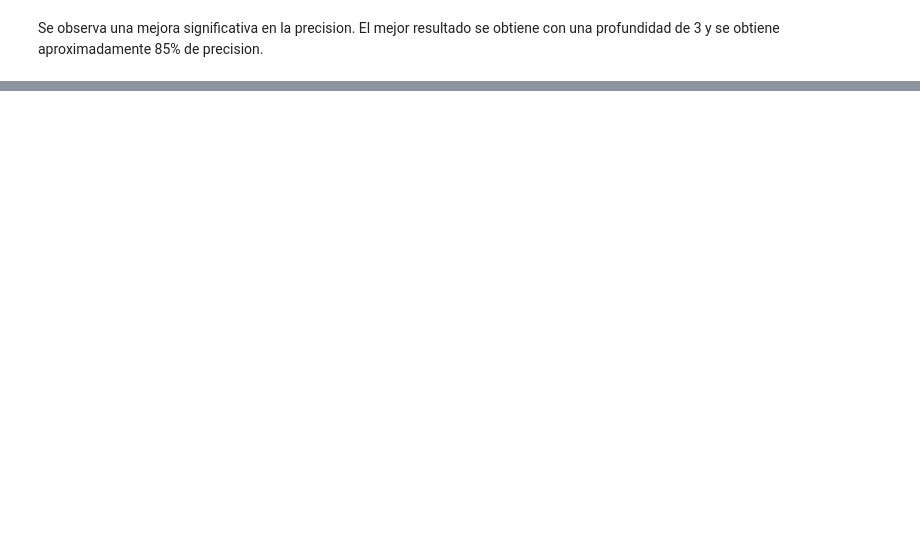
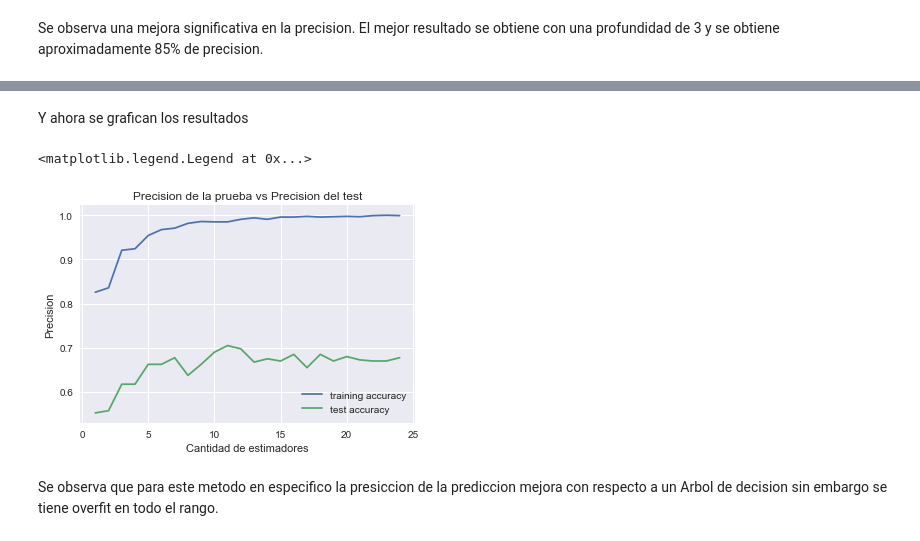
Before and after one commit to moradoug/Inv-Corta-2-Douglas-Mora, a Jupyter notebook: Inv-Corta-2.ipynb, the cells around one changed output, grey strips where cells are left out. Drawn from its saved outputs; the diff is of its cells as text; code cells hidden in the pictures; blank space fills up the shorter version.

```diff
--- a/Inv-Corta-2.ipynb
+++ b/Inv-Corta-2.ipynb
@@ -330,0 +378,25 @@ NameError: name 'features' is not defined
+# %%
+training_accuracy = []
+test_accuracy = []
+Tree_settings=range(1,25)
+for nestimator in Tree_settings:
+    RFModel = RandomForestClassifier(n_estimators=nestimator)
+    RFModel.fit(X_train, Y_train)
+    # se almacena el "training set accuracy"
+    training_accuracy.append(RFModel.score(X_train, Y_train))
+    # se almacena la "generalization accuracy"
+    test_accuracy.append(RFModel.score(X_test, Y_test))
+# %% [markdown]
+Y ahora se grafican los resultados
+# %%
+plt.plot(Tree_settings, training_accuracy, label="training accuracy")
+plt.plot(Tree_settings, test_accuracy, label="test accuracy")
+plt.ylabel("Precision")
+plt.xlabel("Cantidad de estimadores")
+plt.title("Precision de la prueba vs Precision del test")
+plt.legend()
+# %% [output]
+<matplotlib.legend.Legend at 0x...>
+[figure, added]
+# %% [markdown]
+Se observa que para este metodo en especifico la presiccion de la prediccion mejora con respecto a un Arbol de decision sin embargo se tiene overfit en todo el rango.
```
Also changed, not shown: parts of 81 cells of this notebook.
